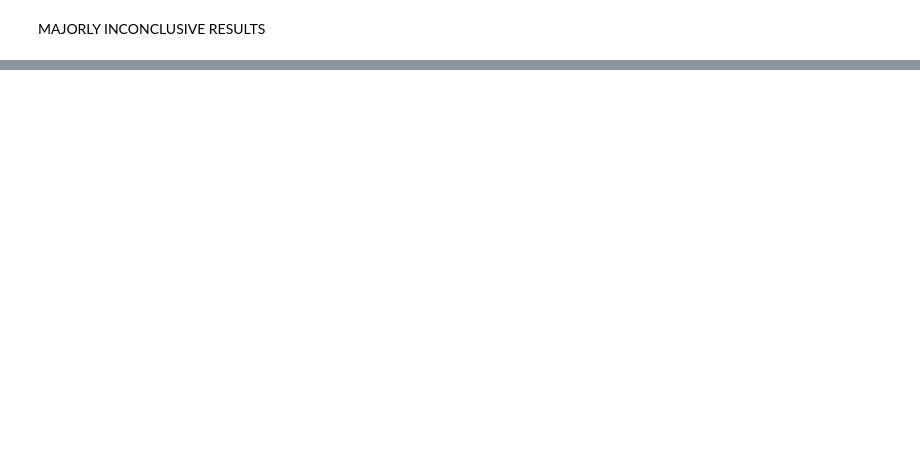
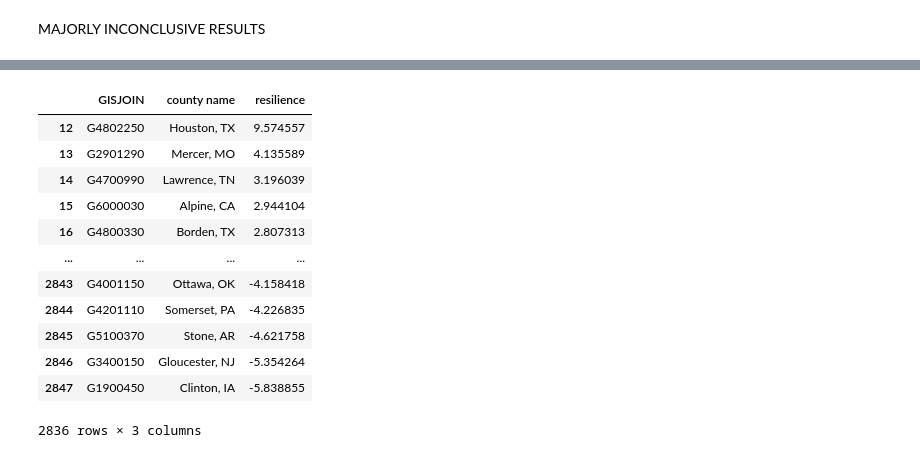
Before and after one commit to drg101/fysallida, a Jupyter notebook: analyze/Basic_Analysis.ipynb, the cells around one changed output, grey strips where cells are left out. Cells and saved outputs as stored; diff of their text form; code cells hidden in the pictures; blank space fills up the shorter version.

```diff
--- a/analyze/Basic_Analysis.ipynb
+++ b/analyze/Basic_Analysis.ipynb
@@ -301,0 +317,16 @@ MAJORLY INCONCLUSIVE RESULTS
+# %%
+res_scores_df[['GISJOIN', 'county name', 'resilience']]
+# %% [output]
+|  | GISJOIN | county name | resilience |
+| 12 | G4802250 | Houston, TX | 9.574557 |
+| 13 | G2901290 | Mercer, MO | 4.135589 |
+| 14 | G4700990 | Lawrence, TN | 3.196039 |
+| 15 | G6000030 | Alpine, CA | 2.944104 |
+| 16 | G4800330 | Borden, TX | 2.807313 |
+| ... | ... | ... | ... |
+| 2843 | G4001150 | Ottawa, OK | -4.158418 |
+| 2844 | G4201110 | Somerset, PA | -4.226835 |
+| 2845 | G5100370 | Stone, AR | -4.621758 |
+| 2846 | G3400150 | Gloucester, NJ | -5.354264 |
+| 2847 | G1900450 | Clinton, IA | -5.838855 |
+2836 rows × 3 columns
```
Also changed, not shown: parts of 18 cells of this notebook, 2 other files.
